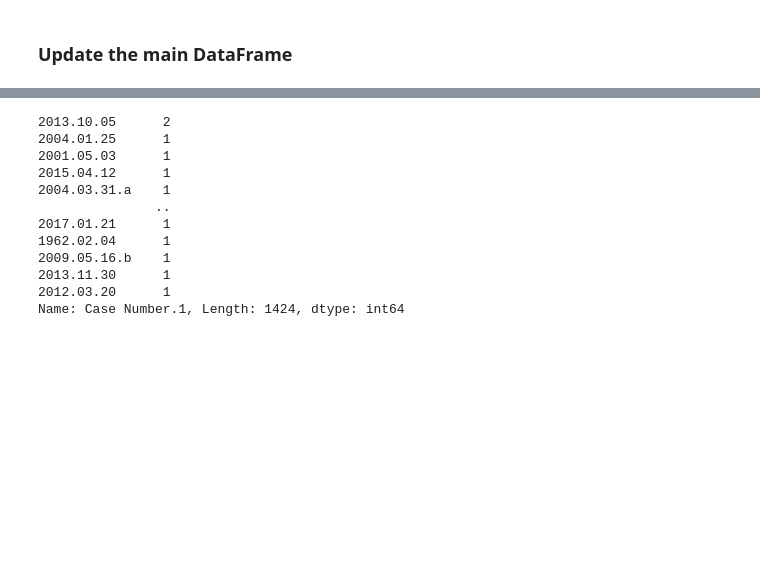
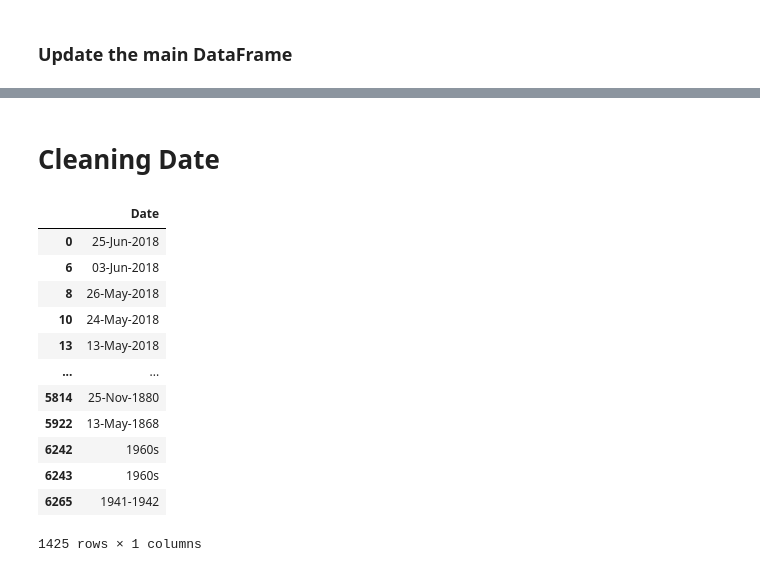
Before and after one commit to yuvtorres/data-cleaning-pandas, a Jupyter notebook: clean.ipynb, the cells around one changed output, grey strips where cells are left out. Cells and saved outputs as stored; diff of their text form; code cells hidden in the pictures; blank space fills up the shorter version.

Commit message:
working in date

```diff
--- a/clean.ipynb
+++ b/clean.ipynb
@@ -653,15 +669,21 @@ See the caveats in the documentation: https://pandas.pydata.org/pandas-docs/stab
-# %%
-df['Case Number.1'].value_counts()
-# %% [output]
-2013.10.05      2
-2004.01.25      1
-2001.05.03      1
-2015.04.12      1
-2004.03.31.a    1
-               ..
-2017.01.21      1
-1962.02.04      1
-2009.05.16.b    1
-2013.11.30      1
-2012.03.20      1
-Name: Case Number.1, Length: 1424, dtype: int64
+# %%
+df['shark_size']=df_sp['size']
+# %% [markdown]
+# Cleaning Date
+# %%
+df_date=pd.DataFrame(df['Date'])
+df_date.Date.apply(date_format)
+# %% [output]
+|  | Date |
+| 0 | 25-Jun-2018 |
+| 6 | 03-Jun-2018 |
+| 8 | 26-May-2018 |
+| 10 | 24-May-2018 |
+| 13 | 13-May-2018 |
+| ... | ... |
+| 5814 | 25-Nov-1880 |
+| 5922 | 13-May-1868 |
+| 6242 | 1960s |
+| 6243 | 1960s |
+| 6265 | 1941-1942 |
+1425 rows × 1 columns
```
Also changed, not shown: parts of 16 cells of this notebook, 2 other files.
